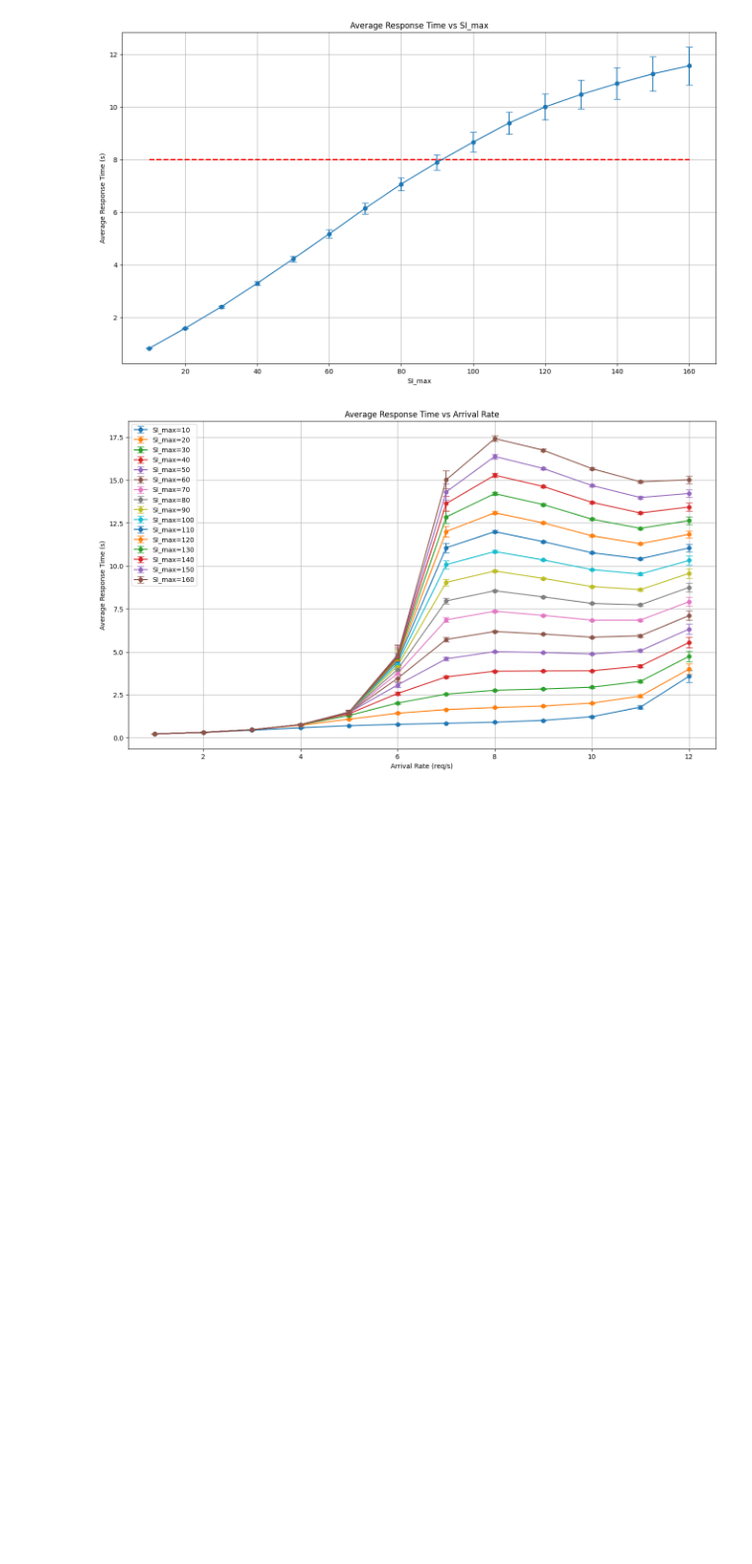
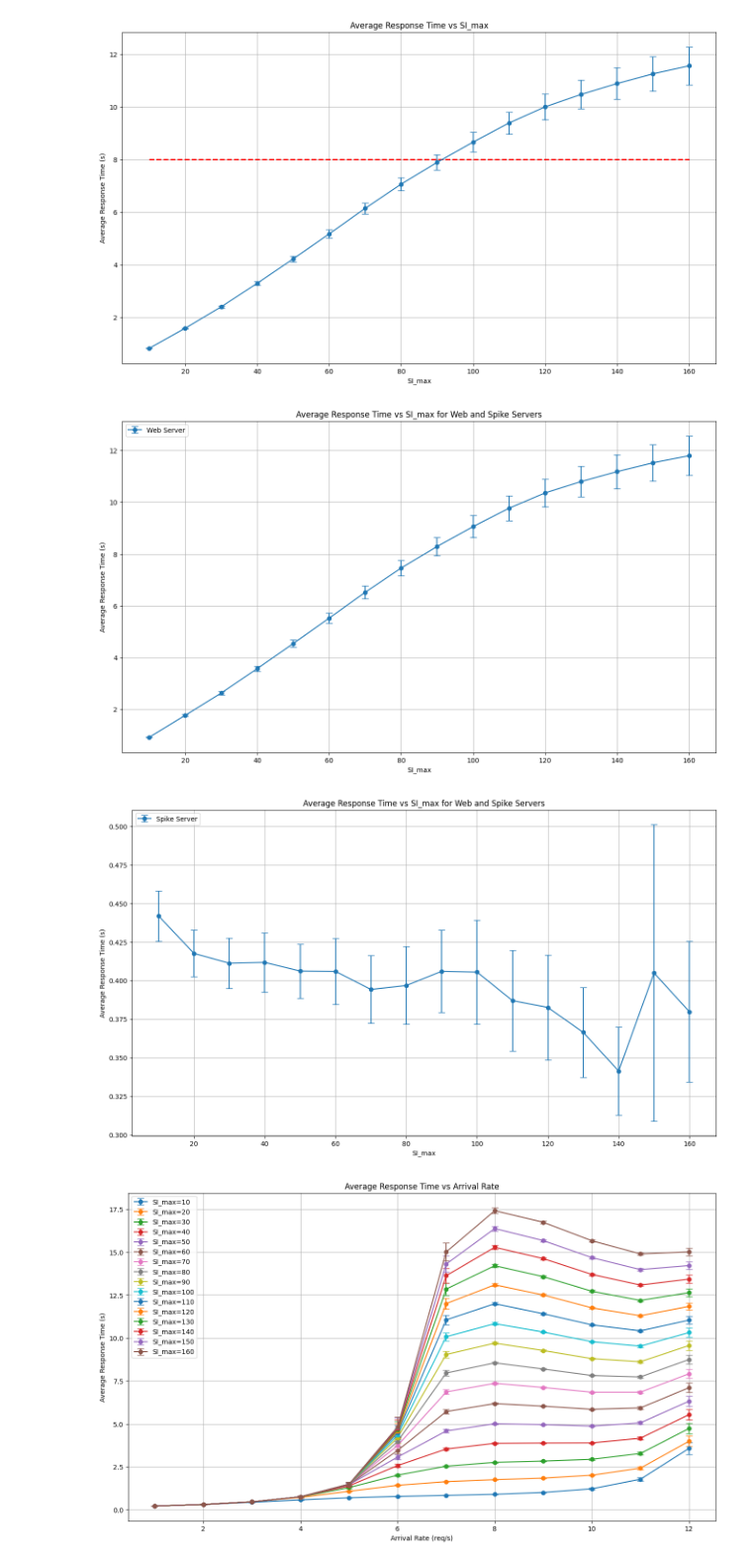
Before and after one commit to LucaFalasca/RightSizing-SpikeServer, a Jupyter notebook: src/graph_generator.ipynb, the cells around one changed output. Shown at 99% size. Saved outputs shown, nothing was run; the diff lists cells and outputs as text; code cells hidden in the pictures; blank space fills up the shorter version.

```diff
--- a/src/graph_generator.ipynb
+++ b/src/graph_generator.ipynb
@@ -23,6 +23,37 @@ df.columns = ['SI max', 'Total Response Time Mean', 'Total Response Time CI95']
 df.to_csv('../docs/data_tables/response_time_vs_si_max.csv', index=False)
 # %% [output]
 [figure]
+# %%
+# Validazione dati response time web e spike server
+
+import pandas as pd
+# Prendo il csv e lo converto in pandas
+data = pd.read_csv('data/experiment_si_max.csv')
+
+# faccio due plot
+import matplotlib.pyplot as plt
+plt.figure(figsize=(16,9))
+plt.errorbar(data['SI_max'], data['web_response_time_Mean'], yerr=data['web_response_time_CI95'], marker='o', capsize=5, label='Web Server')
+plt.title('Average Response Time vs SI_max for Web and Spike Servers')
+plt.xlabel('SI_max')
+plt.ylabel('Average Response Time (s)')
+plt.grid()
+plt.legend()
+plt.savefig('../docs/images/response_time_web_spike_vs_si_max.png')
+plt.show()
+
+plt.figure(figsize=(16,9))
+plt.errorbar(data['SI_max'], data['spike_response_time_Mean'], yerr=data['spike_response_time_CI95'], marker='o', capsize=5, label='Spike Server')
+plt.title('Average Response Time vs SI_max for Web and Spike Servers')
+plt.xlabel('SI_max')
+plt.ylabel('Average Response Time (s)')
+plt.grid()
+plt.legend()
+plt.savefig('../docs/images/response_time_spike_vs_si_max.png')
+plt.show()
+# %% [output]
+[figure, added]
+[figure, added]
 # %%
 import pandas as pd
 # Prendo il csv e lo converto in pandas
```
Also changed, not shown: 2 other files.
